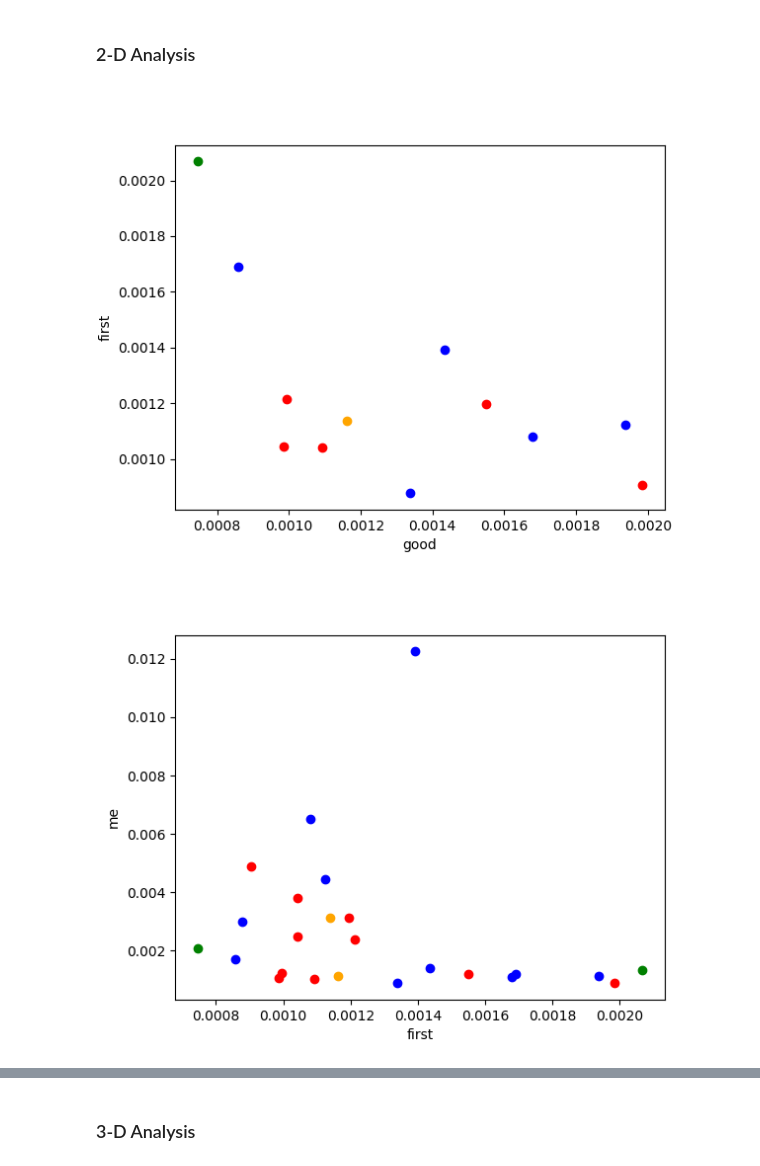
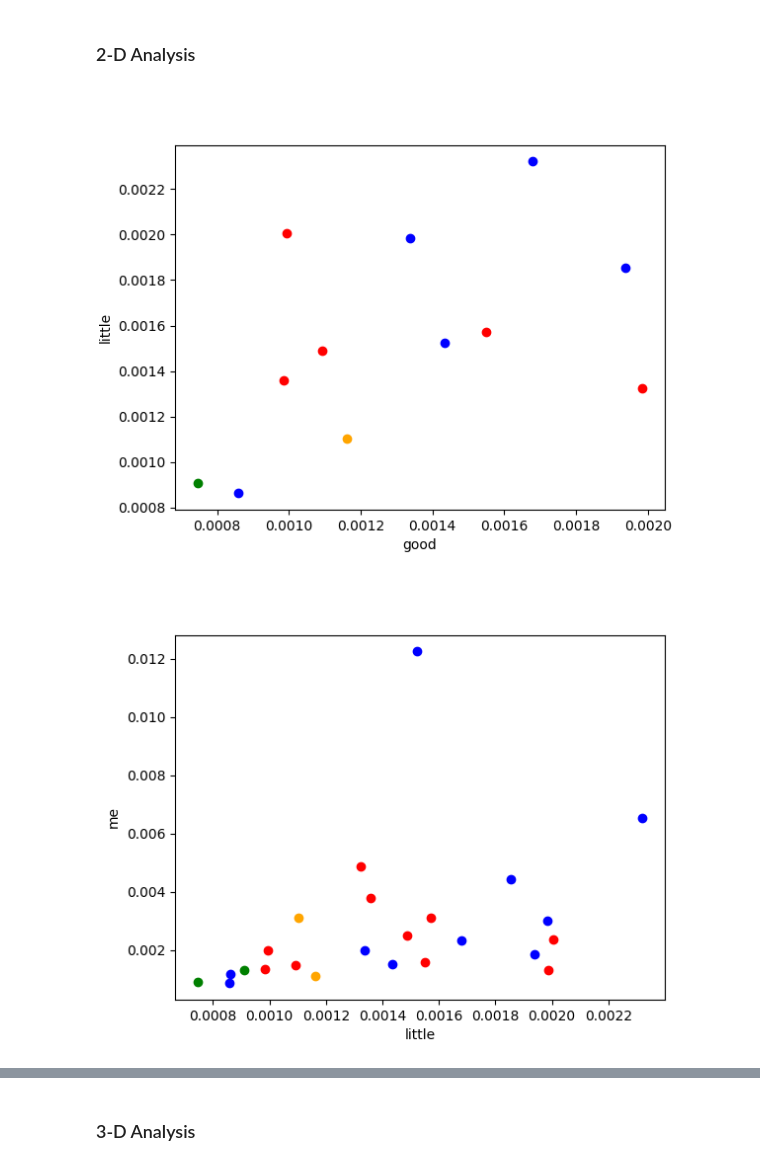
Before and after one commit to PhaneeChowdary/Final, a Jupyter notebook: Final.ipynb, the cells around one changed output, grey strips where cells are left out. Cells and saved outputs as stored; diff of their text form; code cells hidden in the pictures.

```diff
--- a/Final.ipynb
+++ b/Final.ipynb
@@ -129,16 +143,16 @@ df
 # %%
 def plot_word_2d(w1, w2):
     plt.scatter(df.loc["a1":"a5", w1], df.loc["a1":"a5", w2], c="r")  # Atherton, Gertrude Franklin Horn
     plt.scatter(df.loc["b1":"b5", w1], df.loc["b1":"b5", w2], c="b")  # Elliot George
     plt.scatter(df.loc["ua", w1], df.loc["ua", w2], c="orange")  # unknown work 1
     plt.scatter(df.loc["ub", w1], df.loc["ub", w2], c="g")  # unknown work 2
     plt.xlabel(f"{w1}")
     plt.ylabel(f"{w2}")
     plt.show()
 
-plot_word_2d("good", "first")
+plot_word_2d("good", "little")
 # %% [output]
-[figure, old version]
+[figure, new version]
 # %%
 def plot_word_2d(w1, w2):
     plt.scatter(df.loc["a1":"a5", w1], df.loc["a1":"a5", w2], c="r")  # Atherton, Gertrude Franklin Horn
@@ -149,9 +163,9 @@ def plot_word_2d(w1, w2):
     plt.ylabel(f"{w2}")
     plt.show()
 
-plot_word_2d("first", "me")
+plot_word_2d("little", "me")
 # %% [output]
-[figure, old version]
+[figure, new version]
 # %%
 def plot_word_2d(w1, w2):
     plt.scatter(df.loc["a1":"a5", w1], df.loc["a1":"a5", w2], c="r")  # Atherton, Gertrude Franklin Horn
```
Also changed, not shown: parts of 3 cells of this notebook, 1 other file.
